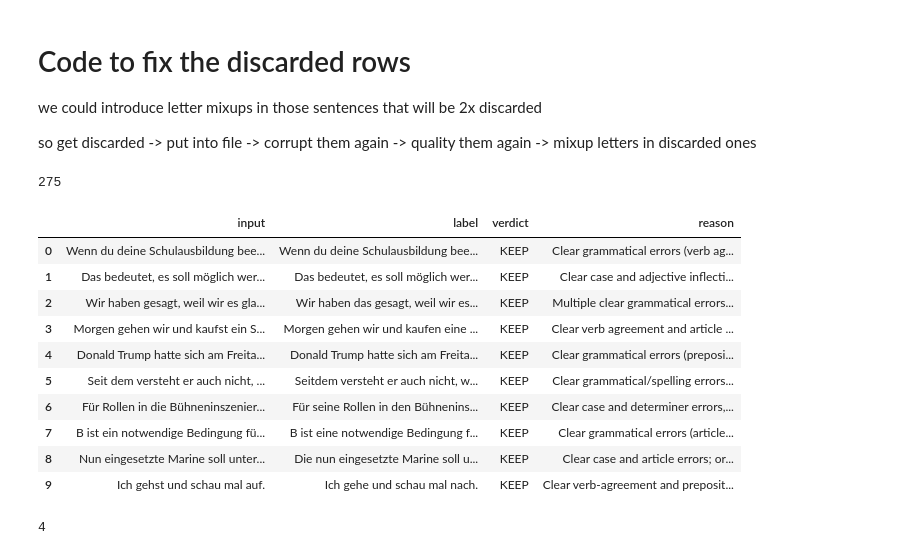
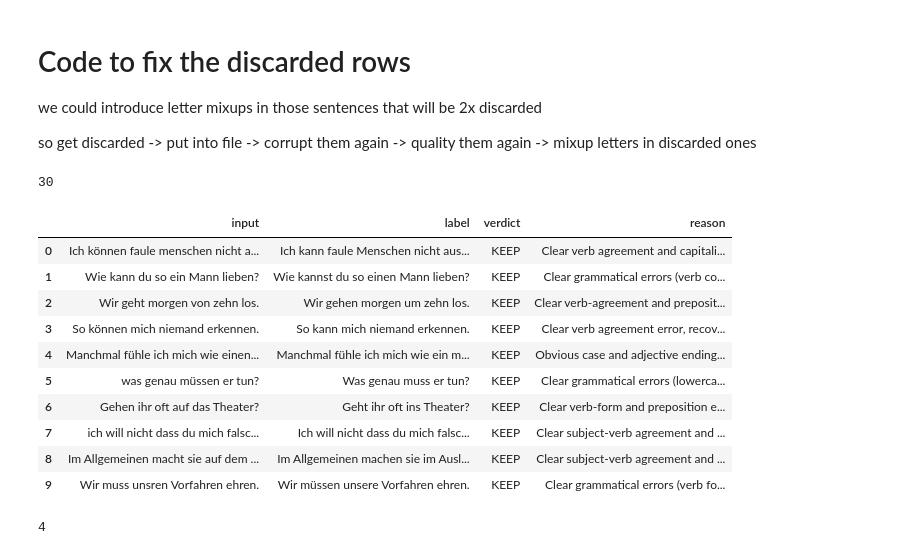
Before and after one commit to Horbee/text-tune-ai, a Jupyter notebook: notebooks/03_data_corruption.ipynb, the cells around one changed output. Cells and saved outputs as stored; diff of their text form; code cells hidden in the pictures.

```diff
--- a/notebooks/03_data_corruption.ipynb
+++ b/notebooks/03_data_corruption.ipynb
@@ -103,7 +103,7 @@ so get discarded -> put into file -> corrupt them again -> quality them again ->
 # %%
 import pandas as pd
 
-df = pd.read_json("../data/interim/train_v9_corrupted_part5_quality.jsonl", lines=True)
+df = pd.read_json("../data/interim/eval-v9-corrupted-quality.jsonl", lines=True)
 df = df[df["verdict"] == "DISCARD"].copy()
 print(len(df))
 df.drop(columns=["input", "verdict", "reason"], inplace=True)
@@ -111,7 +111,7 @@ df.rename(columns={"label": "original"}, inplace=True)
 df.head()
 df.to_json("../data/interim/discarded.jsonl", orient="records", lines=True, force_ascii=False)
 # %% [output]
-275
+30
 # %%
 import pandas as pd
 
@@ -126,18 +123,18 @@ df.to_json("../data/interim/missing_labels_corrupted_quality_filled.jsonl", orie
 # %%
-df2 = pd.read_json("../data/interim/train_v9_corrupted_quality_wip_deduped.jsonl", lines=True)
+df2 = pd.read_json("../data/interim/eval-v9-corrupted-quality.jsonl", lines=True)
 df2.head(10)
 # %% [output]
 |  | input | label | verdict | reason |
-| 0 | Wenn du deine Schulausbildung bee... | Wenn du deine Schulausbildung bee... | KEEP | Clear grammatical errors (verb ag... |
-| 1 | Das bedeutet, es soll möglich wer... | Das bedeutet, es soll möglich wer... | KEEP | Clear case and adjective inflecti... |
-| 2 | Wir haben gesagt, weil wir es gla... | Wir haben das gesagt, weil wir es... | KEEP | Multiple clear grammatical errors... |
-| 3 | Morgen gehen wir und kaufst ein S... | Morgen gehen wir und kaufen eine ... | KEEP | Clear verb agreement and article ... |
-| 4 | Donald Trump hatte sich am Freita... | Donald Trump hatte sich am Freita... | KEEP | Clear grammatical errors (preposi... |
-| 5 | Seit dem versteht er auch nicht, ... | Seitdem versteht er auch nicht, w... | KEEP | Clear grammatical/spelling errors... |
-| 6 | Für Rollen in die Bühneninszenier... | Für seine Rollen in den Bühnenins... | KEEP | Clear case and determiner errors,... |
-| 7 | B ist ein notwendige Bedingung fü... | B ist eine notwendige Bedingung f... | KEEP | Clear grammatical errors (article... |
-| 8 | Nun eingesetzte Marine soll unter... | Die nun eingesetzte Marine soll u... | KEEP | Clear case and article errors; or... |
-| 9 | Ich gehst und schau mal auf. | Ich gehe und schau mal nach. | KEEP | Clear verb‑agreement and preposit... |
+| 0 | Ich können faule menschen nicht a... | Ich kann faule Menschen nicht aus... | KEEP | Clear verb agreement and capitali... |
+| 1 | Wie kann du so ein Mann lieben? | Wie kannst du so einen Mann lieben? | KEEP | Clear grammatical errors (verb co... |
+| 2 | Wir geht morgen von zehn los. | Wir gehen morgen um zehn los. | KEEP | Clear verb‑agreement and preposit... |
+| 3 | So können mich niemand erkennen. | So kann mich niemand erkennen. | KEEP | Clear verb agreement error, recov... |
+| 4 | Manchmal fühle ich mich wie einen... | Manchmal fühle ich mich wie ein m... | KEEP | Obvious case and adjective ending... |
+| 5 | was genau müssen er tun? | Was genau muss er tun? | KEEP | Clear grammatical errors (lowerca... |
+| 6 | Gehen ihr oft auf das Theater? | Geht ihr oft ins Theater? | KEEP | Clear verb‑form and preposition e... |
+| 7 | ich will nicht dass du mich falsc... | Ich will nicht dass du mich falsc... | KEEP | Clear subject‑verb agreement and ... |
+| 8 | Im Allgemeinen macht sie auf dem ... | Im Allgemeinen machen sie im Ausl... | KEEP | Clear subject‑verb agreement and ... |
+| 9 | Wir muss unsren Vorfahren ehren. | Wir müssen unsere Vorfahren ehren. | KEEP | Clear grammatical errors (verb fo... |
 # %%
 # replace all rows in df2 with the rows from df, where the "label" column in df2 matches the "label" column in df
 for idx, row in df.iterrows():
```
Also changed, not shown: parts of 1 cell of this notebook, 8 other files.
